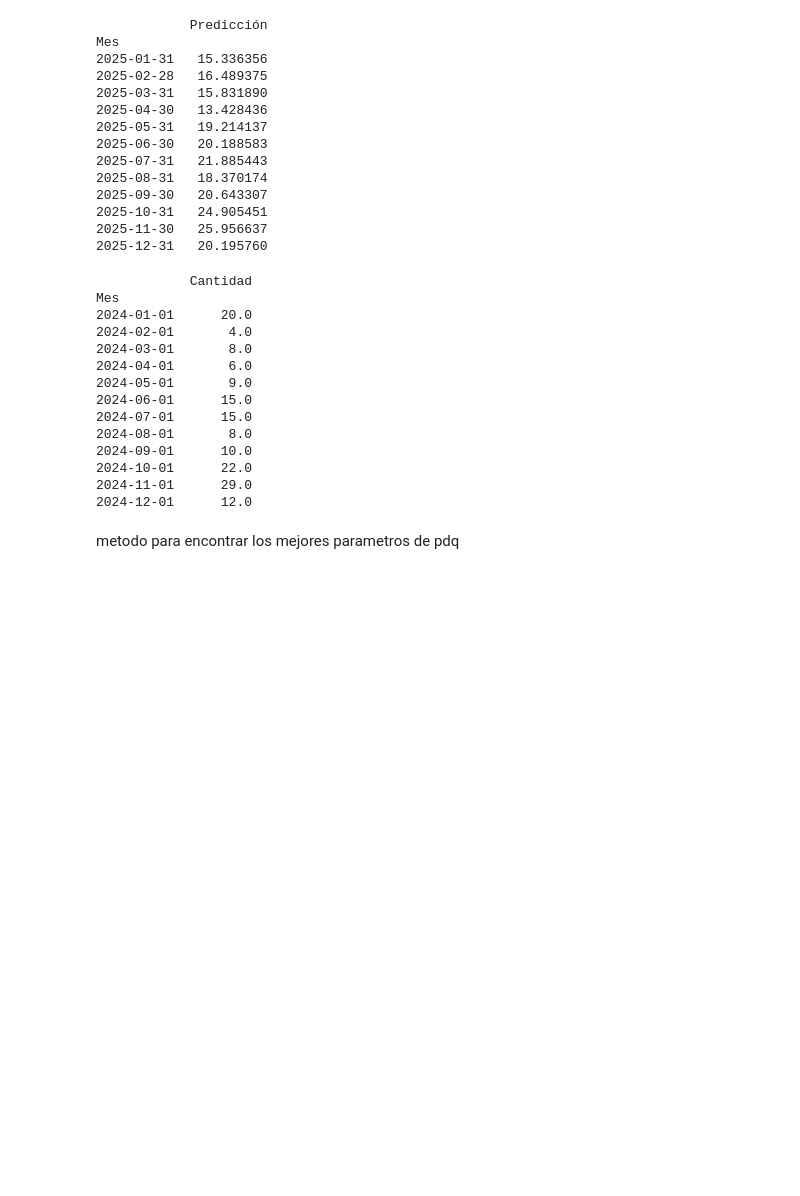
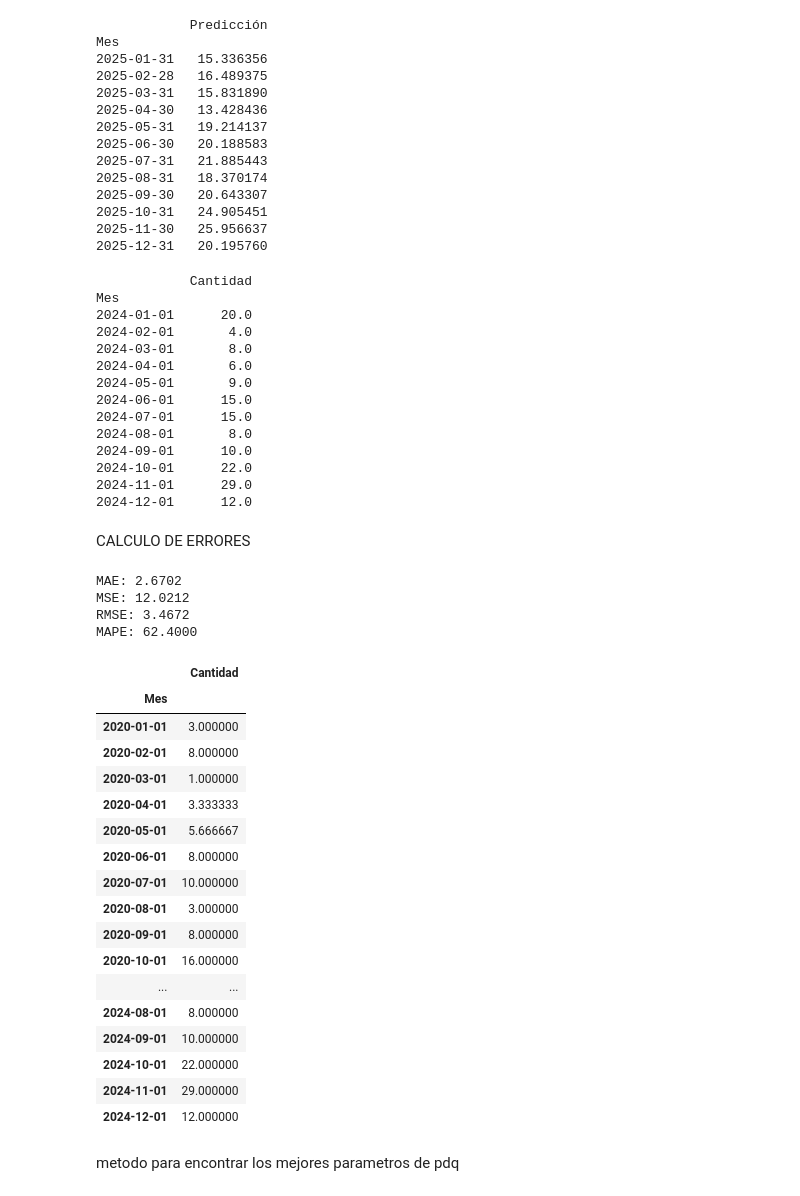
Before and after one commit to serway-hub/Proyecto_pronostico, a Jupyter notebook: pronosticos_pergolite.ipynb, the cells around one changed output. Saved outputs shown, nothing was run; the diff lists cells and outputs as text; code cells hidden in the pictures; blank space fills up the shorter version.

```diff
--- a/pronosticos_pergolite.ipynb
+++ b/pronosticos_pergolite.ipynb
@@ -322,6 +301,64 @@ Mes
 2024-10-01      22.0
 2024-11-01      29.0
 2024-12-01      12.0
+# %% [markdown]
+CALCULO DE ERRORES
+# %%
+
+
+def calcular_metricas(base_analisis_pergolite_com, fit):
+    # Extraer valores ajustados del modelo Holt-Winters
+    fit_values = fit.fittedvalues.squeeze()  # Convertir a Serie
+
+    # Convertir base a Serie si es DataFrame
+    base_analisis_pergolite_com = base_analisis_pergolite_com.squeeze()
+
+    # Verificar dimensiones
+    if len(base_analisis_pergolite_com) != len(fit_values):
+        raise ValueError(f"Dimensiones no coinciden: {len(base_analisis_pergolite_com)} vs {len(fit_values)}")
+
+    mae = mean_absolute_error(base_analisis_pergolite_com, fit_values)
+    mse = mean_squared_error(base_analisis_pergolite_com, fit_values)
+    rmse = np.sqrt(mse)
+
+    # MAPE evitando división por cero
+    mask = base_analisis_pergolite_com != 0  # Filtrar ceros
+    mape = np.mean(np.abs((base_analisis_pergolite_com[mask] - fit_values[mask]) / base_analisis_pergolite_com[mask])) * 100 if np.any(mask) else np.nan
+
+    return {"MAE": mae, "MSE": mse, "RMSE": rmse, "MAPE": mape}
+
+# Calcular métricas
+metricas = calcular_metricas(base_analisis_pergolite_com, fit)
+
+# Mostrar resultados
+for k, v in metricas.items():
+    print(f"{k}: {v:.4f}")
+
+
+base_analisis_pergolite_com
+# %% [output]
+MAE: 2.6702
+MSE: 12.0212
+RMSE: 3.4672
+MAPE: 62.4000
+|  | Cantidad |
+| Mes |  |
+| 2020-01-01 | 3.000000 |
+| 2020-02-01 | 8.000000 |
+| 2020-03-01 | 1.000000 |
+| 2020-04-01 | 3.333333 |
+| 2020-05-01 | 5.666667 |
+| 2020-06-01 | 8.000000 |
+| 2020-07-01 | 10.000000 |
+| 2020-08-01 | 3.000000 |
+| 2020-09-01 | 8.000000 |
+| 2020-10-01 | 16.000000 |
+| ... | ... |
+| 2024-08-01 | 8.000000 |
+| 2024-09-01 | 10.000000 |
+| 2024-10-01 | 22.000000 |
+| 2024-11-01 | 29.000000 |
+| 2024-12-01 | 12.000000 |
 # %% [markdown]
 metodo para encontrar los mejores parametros de pdq
 # %%
```
Also changed, not shown: parts of 3 cells of this notebook, 5 other files.
